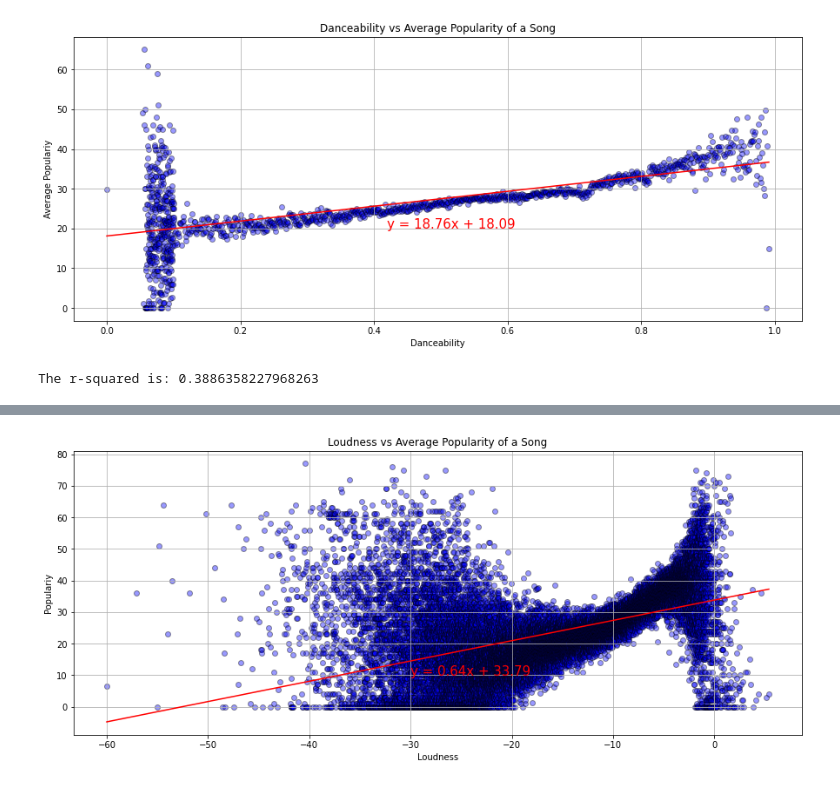
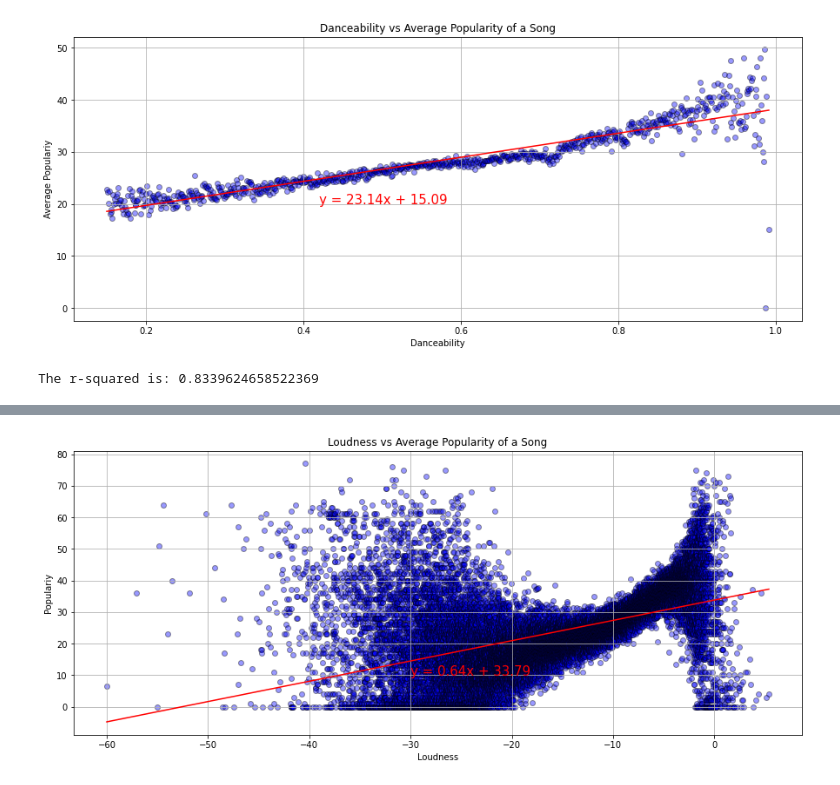
Before and after one commit to l1987deterding/Spotify-Popularity-Project, a Jupyter notebook: spotify_popularity.ipynb, the cells around one changed output, grey strips where cells are left out. Saved outputs shown, nothing was run; the diff lists cells and outputs as text; code cells hidden in the pictures.

```diff
--- a/spotify_popularity.ipynb
+++ b/spotify_popularity.ipynb
@@ -35,27 +35,29 @@ clean_df.head()
 # %%
 plt.figure(figsize=(15,6))
 
-dance_df = clean_df.groupby('danceability')
+dance_limited = clean_df.loc[clean_df['danceability'] >= 0.15, :]
+dance_df = dance_limited.groupby('danceability')
+
 
 x_values = dance_df['danceability'].mean()
 y_values = dance_df['popularity'].mean()
 (slope, intercept, rvalue, pvalue, stderr) = linregress(x_values, y_values)
 regress_values = x_values * slope + intercept
 line_eq = "y = " + str(round(slope,2)) + "x + " + str(round(intercept,2))
 plt.scatter(x_values,y_values, color='blue', edgecolor='black', alpha=0.4)
 plt.plot(x_values,regress_values,"r-")
 plt.annotate(line_eq,(.42,20),fontsize=15,color="red")
 plt.xlabel('Danceability')
 plt.ylabel('Average Populariy')
 plt.title('Danceability vs Average Popularity of a Song')
 plt.grid()
 #plt.savefig("output_data/Fig5.png")
 plt.show()
 print(f"The r-squared is: {rvalue**2}")
 dance_rsquared = (rvalue**2)
 # %% [output]
-[figure, old version]
+[figure, new version]
-The r-squared is: 0.3886358227968263
+The r-squared is: 0.8339624658522369
 # %%
 plt.figure(figsize=(15,6))
 
```
Also changed, not shown: parts of 10 cells of this notebook, 1 other file.
